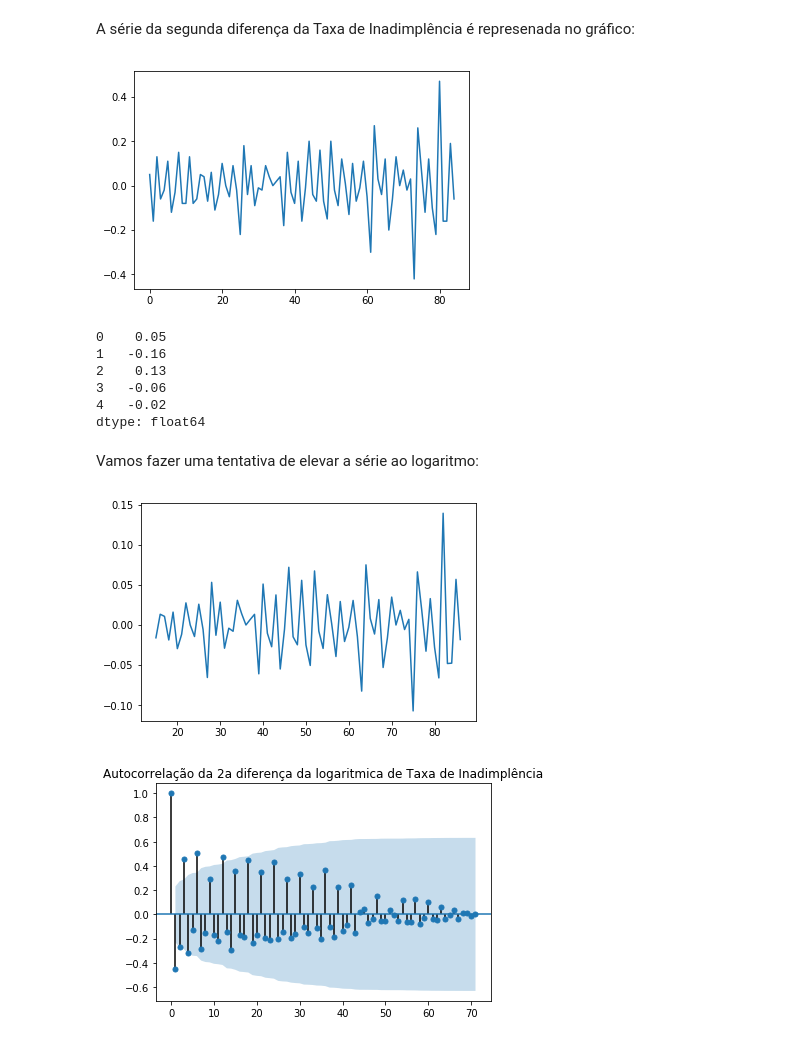
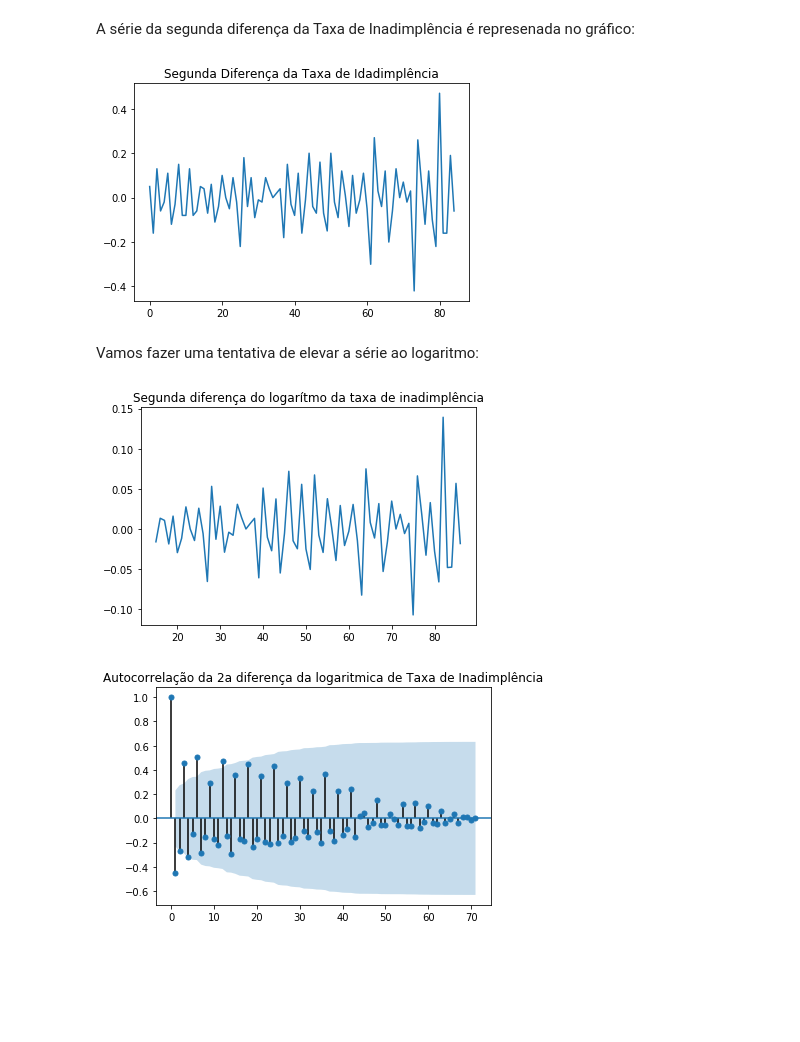
Before and after one commit to GustavoAlovisi/Econometrics2018, a Jupyter notebook: eco02018.ipynb, the cells around one changed output. Drawn from its saved outputs; the diff is of its cells as text; code cells hidden in the pictures; blank space fills up the shorter version.

```diff
--- a/eco02018.ipynb
+++ b/eco02018.ipynb
@@ -193,16 +199,10 @@ A série da segunda diferença da Taxa de Inadimplência é represenada no gráf
 # %%
 diff_diff_inadimp = pd.Series(diff_diff_inadimp)
 grafdiff_diff_inadimp = plt.plot(diff_diff_inadimp)
+plt.title("Segunda Diferença da Taxa de Idadimplência")
 plt.show()
-diff_diff_inadimp.head()
 # %% [output]
-[figure, old version]
+[figure, new version]
-0    0.05
-1   -0.16
-2    0.13
-3   -0.06
-4   -0.02
-dtype: float64
 # %% [markdown]
 Vamos fazer uma tentativa de elevar a série ao logaritmo:
 # %%
@@ -210,9 +210,10 @@ logdiffdiff = np.log(econvars.txinadimp).diff().diff().dropna()
 logdiffdiff = logdiffdiff[13:]
 #logdiffdiff.head()
 graflogdiffdiff = plt.plot(logdiffdiff)
+plt.title("Segunda diferença do logarítmo da taxa de inadimplência")
 plt.show()
 # %% [output]
-[figure, old version]
+[figure, new version]
 # %%
 acf = tsaplots.plot_acf(logdiffdiff, alpha= 0.05,  title = "Autocorrelação da 2a diferença da logaritmica de Taxa de Inadimplência")
 # %% [output]
```
Also changed, not shown: parts of 28 cells of this notebook, 2 other files.
